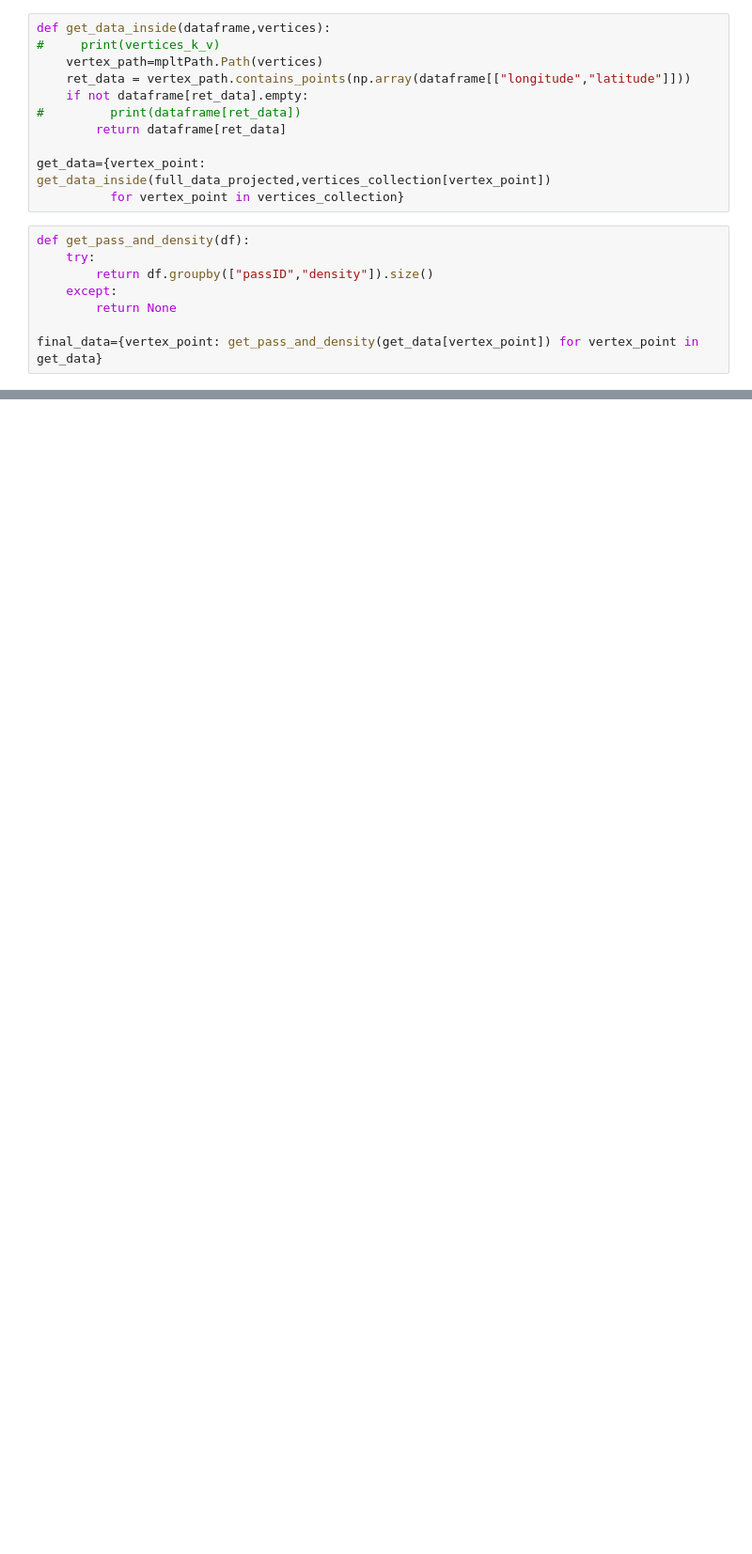
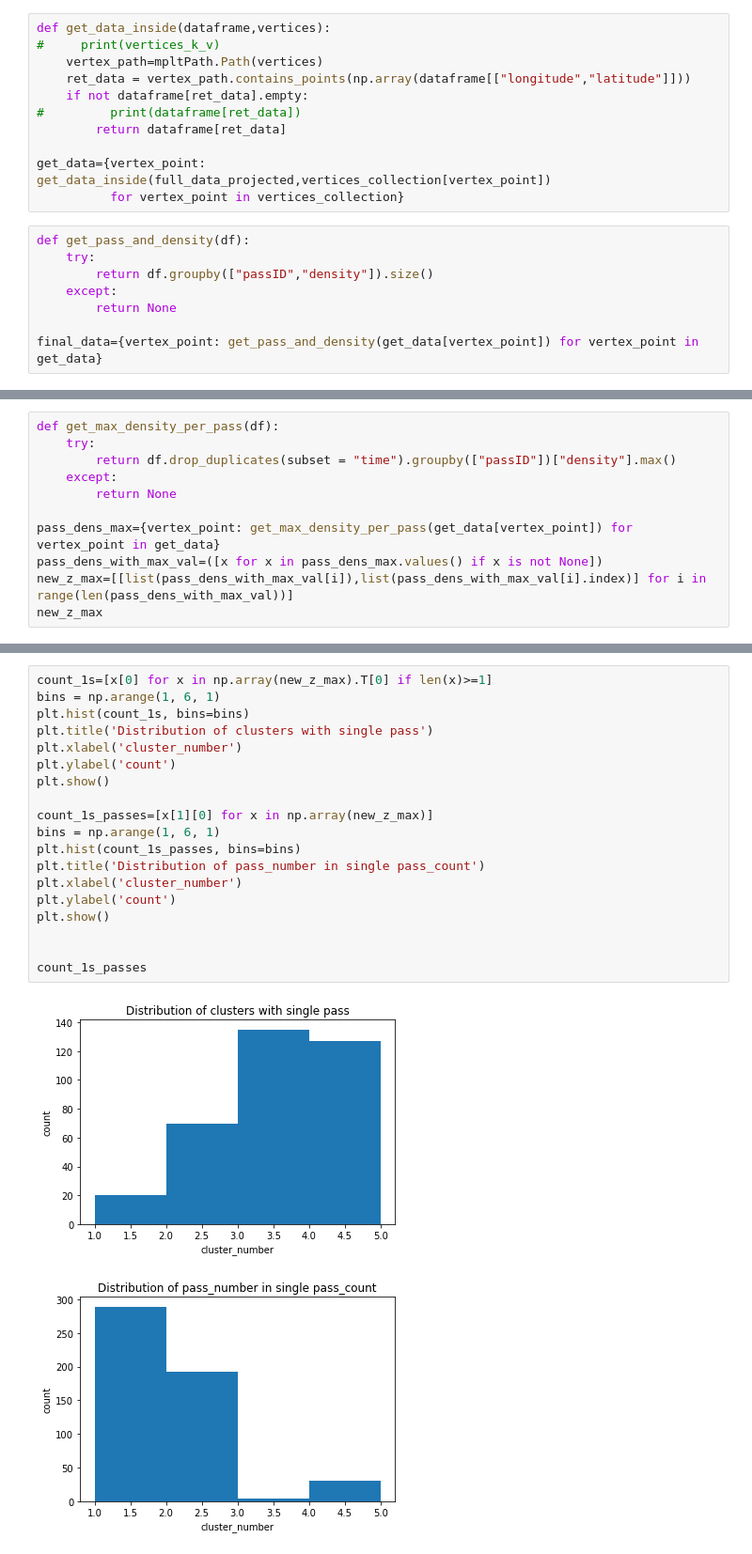
Before and after one commit to ShankarPoudel441/Thesis_Program, a Jupyter notebook: Notebooks/Analysis_by_pass_count_FINAL.ipynb, the cells around one changed output, grey strips where cells are left out. Shown at 94% size. Cells and saved outputs as stored; diff of their text form; blank space fills up the shorter version.

```diff
--- a/Notebooks/Analysis_by_pass_count_FINAL.ipynb
+++ b/Notebooks/Analysis_by_pass_count_FINAL.ipynb
@@ -303,0 +299,11 @@ Name: density, dtype: float64
+# %%
+def get_max_density_per_pass(df):
+    try:
+        return df.drop_duplicates(subset = "time").groupby(["passID"])["density"].max()
+    except:
+        return None
+
+pass_dens_max={vertex_point: get_max_density_per_pass(get_data[vertex_point]) for vertex_point in get_data}
+pass_dens_with_max_val=([x for x in pass_dens_max.values() if x is not None])
+new_z_max=[[list(pass_dens_with_max_val[i]),list(pass_dens_with_max_val[i].index)] for i in range(len(pass_dens_with_max_val))]
+new_z_max
@@ -303,0 +408,22 @@ Name: density, dtype: float64
+# %%
+count_1s=[x[0] for x in np.array(new_z_max).T[0] if len(x)>=1]
+bins = np.arange(1, 6, 1)
+plt.hist(count_1s, bins=bins)
+plt.title('Distribution of clusters with single pass')
+plt.xlabel('cluster_number')
+plt.ylabel('count')
+plt.show()
+
+count_1s_passes=[x[1][0] for x in np.array(new_z_max)]
+bins = np.arange(1, 6, 1)
+plt.hist(count_1s_passes, bins=bins)
+plt.title('Distribution of pass_number in single pass_count')
+plt.xlabel('cluster_number')
+plt.ylabel('count')
+plt.show()
+
+
+count_1s_passes
+# %% [output]
+[figure, added]
+[figure, added]
```
Also changed, not shown: parts of 37 cells of this notebook, 2 other files.
